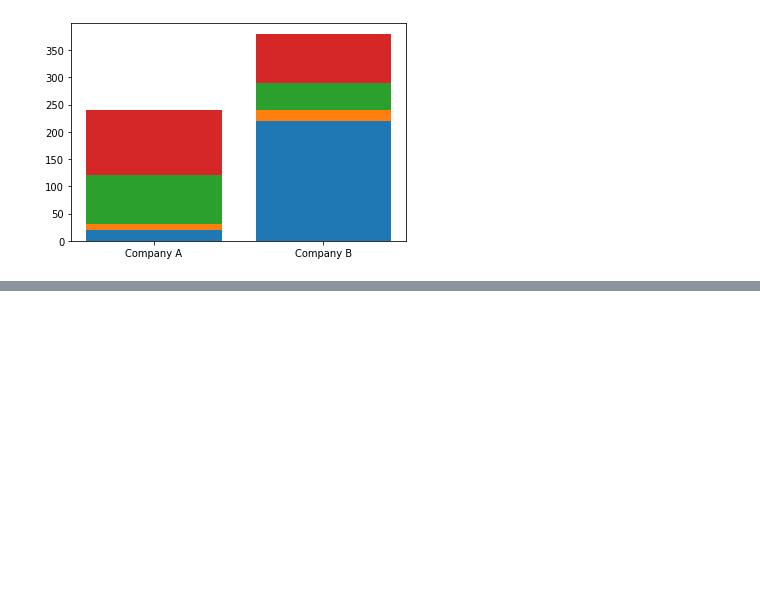
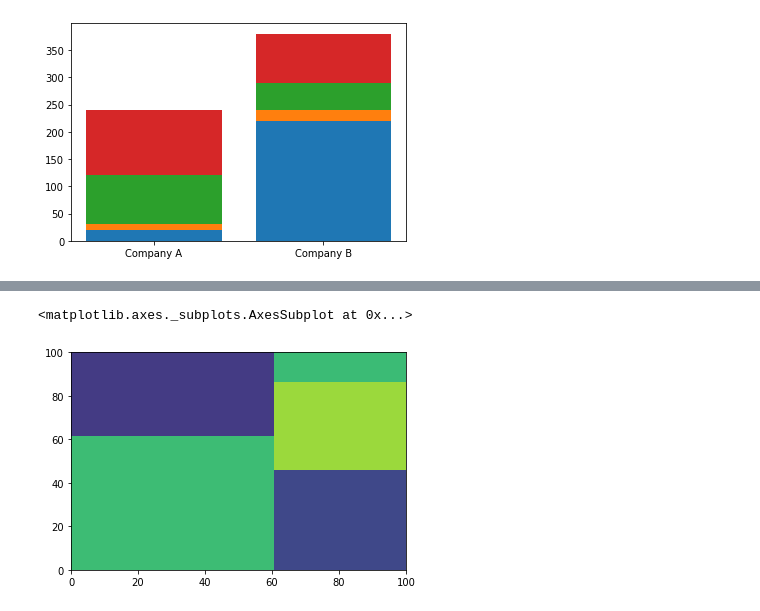
Before and after one commit to WiratchawaKannika/python_dataviz, a Jupyter notebook: Visualize Data Comparison.ipynb, the cells around one changed output, grey strips where cells are left out. Cells and saved outputs as stored; diff of their text form; code cells hidden in the pictures; blank space fills up the shorter version.

```diff
--- a/Visualize Data Comparison.ipynb
+++ b/Visualize Data Comparison.ipynb
@@ -117,0 +151,5 @@ plt.bar([1,2],saledata.iloc[:,3],bottom=saledata.iloc[:,0]+saledata.iloc[:,1]+sa
+# %%
+squarify.plot(sizes=volume)
+# %% [output]
+<matplotlib.axes._subplots.AxesSubplot at 0x...>
+[figure, added]
```
Also changed, not shown: parts of 44 cells of this notebook.
